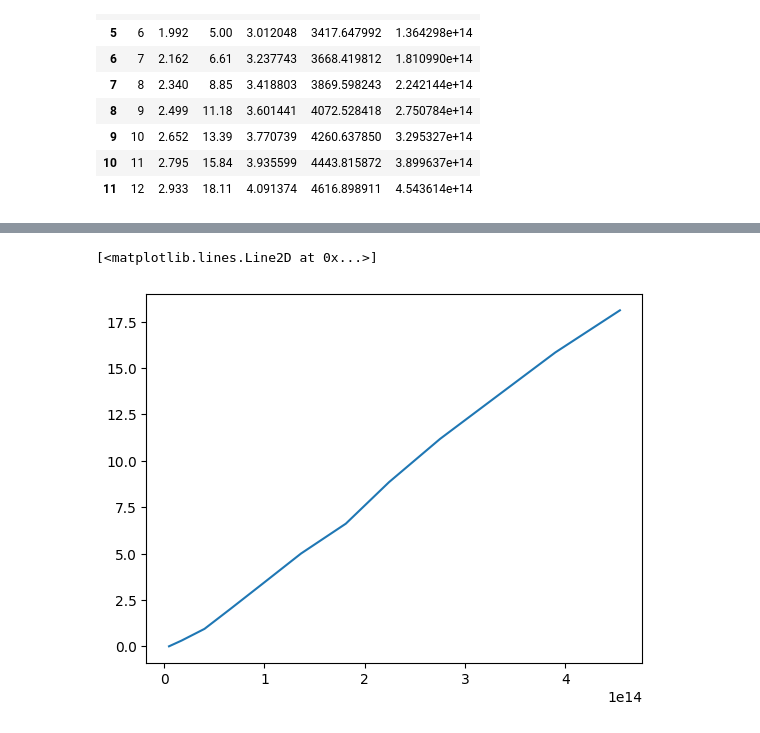
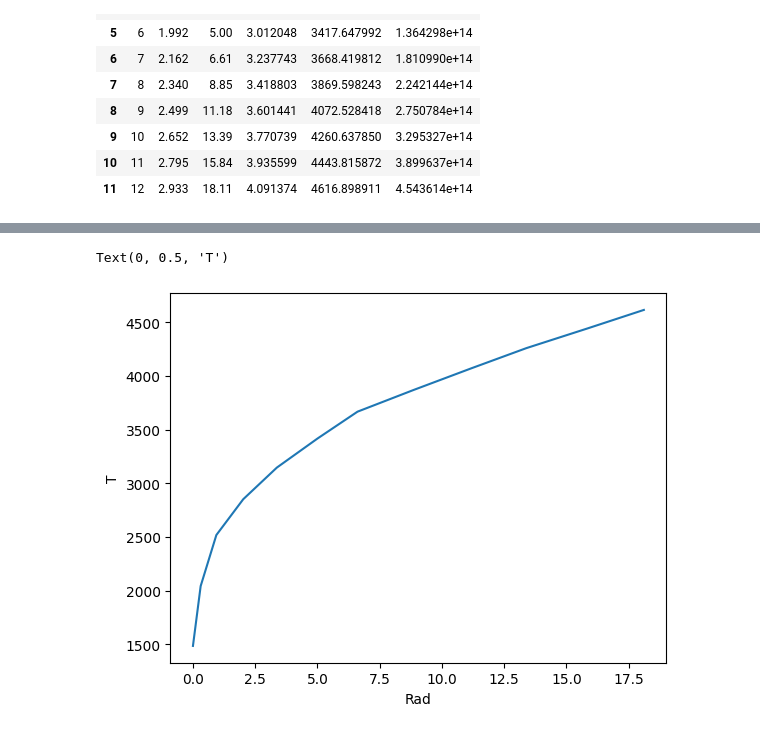
Before and after one commit to MaximilianoVM/PHYSICS_LABS, a Jupyter notebook: THERMODYNAMICS-LAB-2023-2/Stefan_Boltzmann.ipynb, the cells around one changed output, grey strips where cells are left out. Cells and saved outputs as stored; diff of their text form; code cells hidden in the pictures.

```diff
--- a/THERMODYNAMICS-LAB-2023-2/Stefan_Boltzmann.ipynb
+++ b/THERMODYNAMICS-LAB-2023-2/Stefan_Boltzmann.ipynb
@@ -45,6 +53,8 @@ data
 # %%
 #plot Radiated Power vs Temperature^4
-plt.plot(data["T^4"], data["Rad"])
+plt.plot(data["Rad"], data["T"])
+plt.xlabel("Rad")
+plt.ylabel("T")
 # %% [output]
-[<matplotlib.lines.Line2D at 0x...>]
+Text(0, 0.5, 'T')
-[figure, old version]
+[figure, new version]
```
Also changed, not shown: parts of 1 cell of this notebook, 2 other files.
